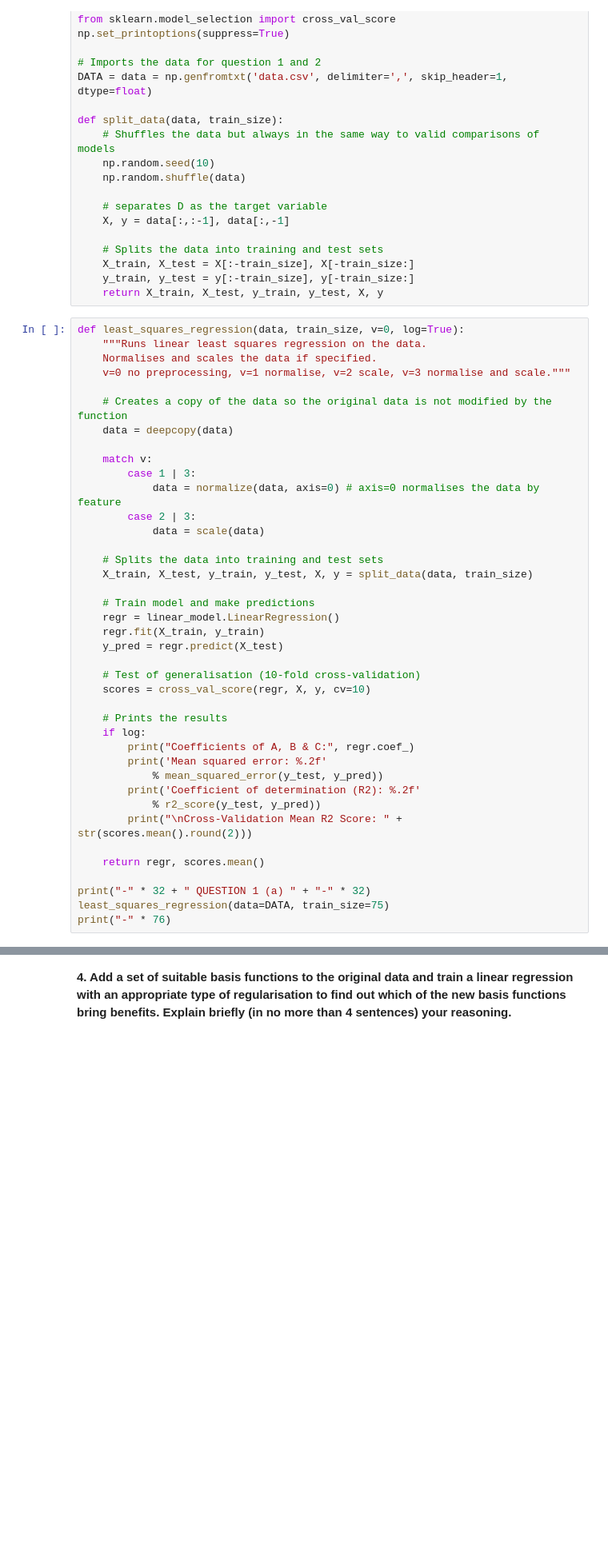
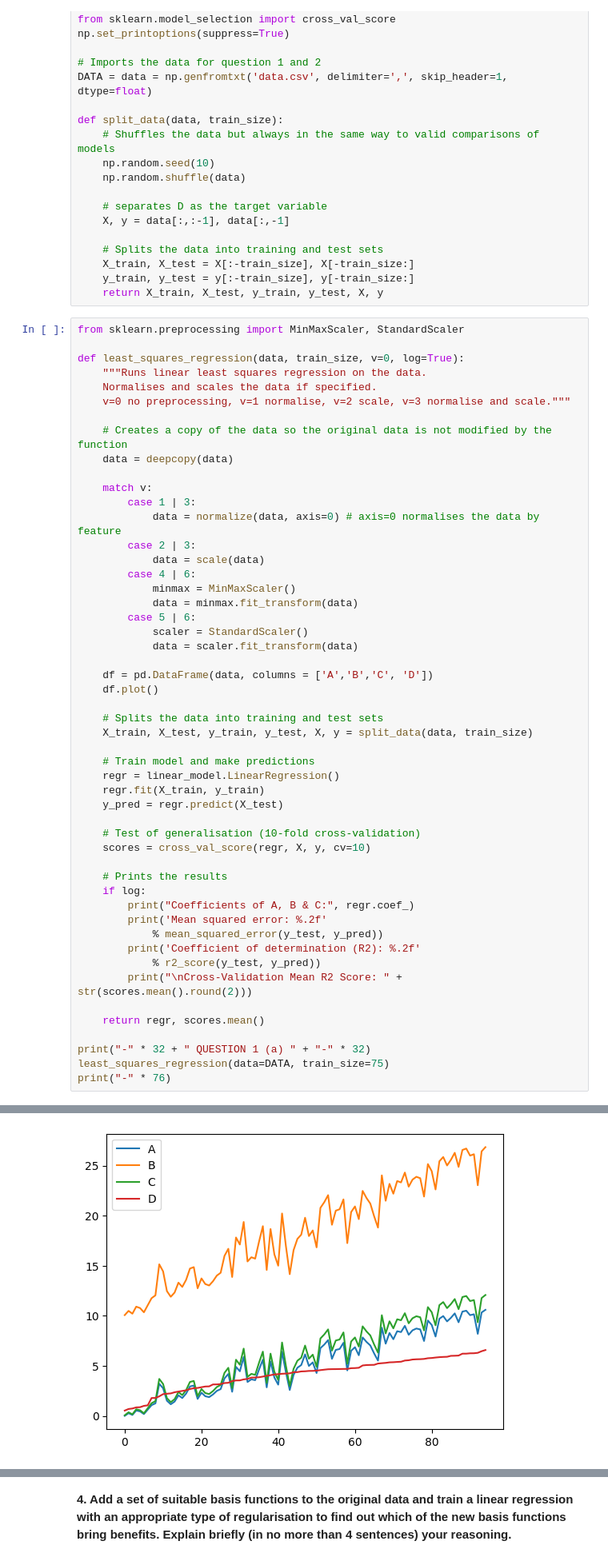
Before and after one commit to LucyIvatt/probabilistic-and-deep-learning, a Jupyter notebook: int3.ipynb, the cells around one changed output, grey strips where cells are left out. Shown at 80% size. Drawn from its saved outputs; the diff is of its cells as text; blank space fills up the shorter version.

Commit message:
added some plotting code to see variables after preprocessing

```diff
--- a/int3.ipynb
+++ b/int3.ipynb
@@ -34,6 +34,8 @@ def split_data(data, train_size):
     y_train, y_test = y[:-train_size], y[-train_size:]
     return X_train, X_test, y_train, y_test, X, y
 # %%
+from sklearn.preprocessing import MinMaxScaler, StandardScaler
+
 def least_squares_regression(data, train_size, v=0, log=True):
     """Runs linear least squares regression on the data.
     Normalises and scales the data if specified.
@@ -47,6 +49,15 @@ def least_squares_regression(data, train_size, v=0, log=True):
             data = normalize(data, axis=0) # axis=0 normalises the data by feature
         case 2 | 3:
             data = scale(data)
+        case 4 | 6:
+            minmax = MinMaxScaler()
+            data = minmax.fit_transform(data)
+        case 5 | 6:
+            scaler = StandardScaler()
+            data = scaler.fit_transform(data)
+
+    df = pd.DataFrame(data, columns = ['A','B','C', 'D'])
+    df.plot()
 
     # Splits the data into training and test sets
     X_train, X_test, y_train, y_test, X, y = split_data(data, train_size)
@@ -73,3 +84,4 @@ def least_squares_regression(data, train_size, v=0, log=True):
 print("-" * 32 + " QUESTION 1 (a) " + "-" * 32)
 least_squares_regression(data=DATA, train_size=75)
 print("-" * 76)
+# %% [output]
@@ -76,3 +95,4 @@ print("-" * 76)
+[figure, added]
 # %% [markdown]
 **b. Repeat the above task after carrying out in turn data normalisation, data scaling and
 their combination, and evaluate the benefits of each of these 3 types of data preprocessing.**
```
Also changed, not shown: parts of 6 cells of this notebook.
